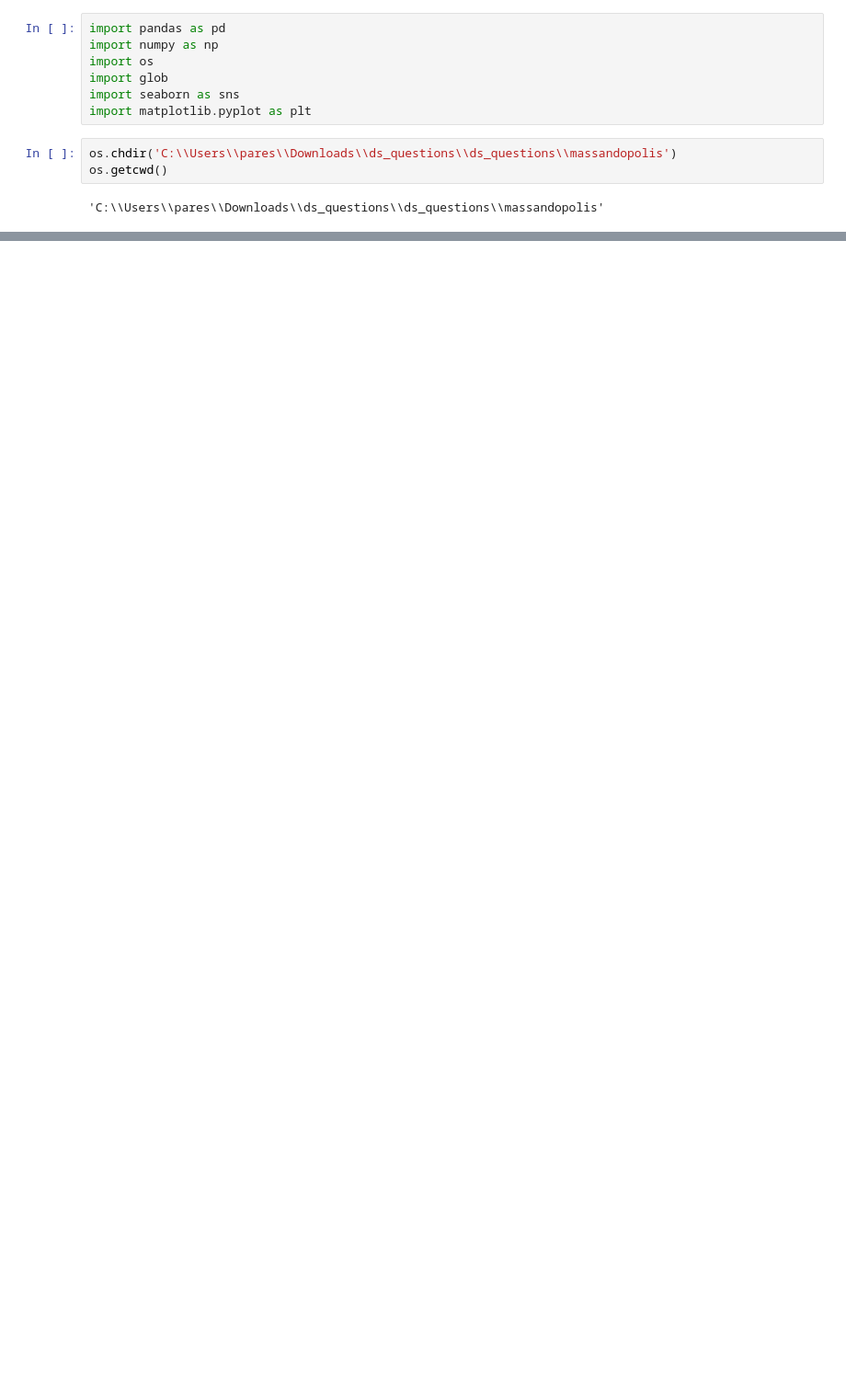
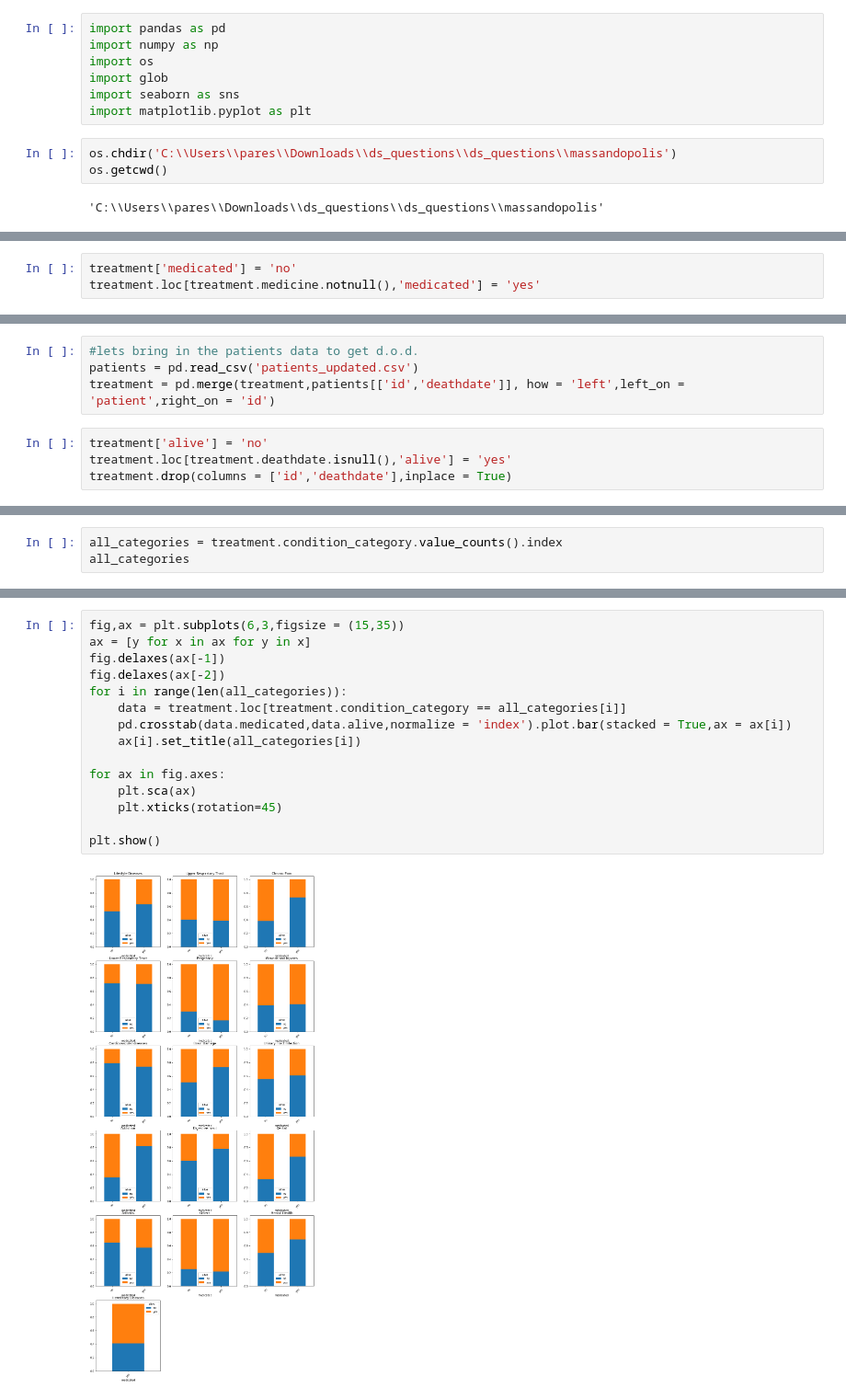
Before and after one commit to pareshg18/picnicHealth-healthcare-analysis, a Jupyter notebook: medical-access.ipynb, the cells around one changed output, grey strips where cells are left out. Shown: that part at 92% size. Cells and saved outputs as stored; diff of their text form; blank space fills up the shorter version.

Commit message:
analyzing medications and extracting med access for patients

```diff
--- a/medical-access.ipynb
+++ b/medical-access.ipynb
@@ -31,0 +180,3 @@ all_files
+# %%
+treatment['medicated'] = 'no'
+treatment.loc[treatment.medicine.notnull(),'medicated'] = 'yes'
@@ -31,0 +192,8 @@ all_files
+# %%
+#lets bring in the patients data to get d.o.d.
+patients = pd.read_csv('patients_updated.csv')
+treatment = pd.merge(treatment,patients[['id','deathdate']], how = 'left',left_on = 'patient',right_on = 'id')
+# %%
+treatment['alive'] = 'no'
+treatment.loc[treatment.deathdate.isnull(),'alive'] = 'yes'
+treatment.drop(columns = ['id','deathdate'],inplace = True)
@@ -31,0 +206,3 @@ all_files
+# %%
+all_categories = treatment.condition_category.value_counts().index
+all_categories
@@ -31,0 +218,17 @@ all_files
+# %%
+fig,ax = plt.subplots(6,3,figsize = (15,35))
+ax = [y for x in ax for y in x]
+fig.delaxes(ax[-1])
+fig.delaxes(ax[-2])
+for i in range(len(all_categories)):
+    data = treatment.loc[treatment.condition_category == all_categories[i]]
+    pd.crosstab(data.medicated,data.alive,normalize = 'index').plot.bar(stacked = True,ax = ax[i])
+    ax[i].set_title(all_categories[i])
+
+for ax in fig.axes:
+    plt.sca(ax)
+    plt.xticks(rotation=45)
+
+plt.show()
+# %% [output]
+[figure, added]
```
Also changed, not shown: parts of 24 cells of this notebook, 1 other file.
